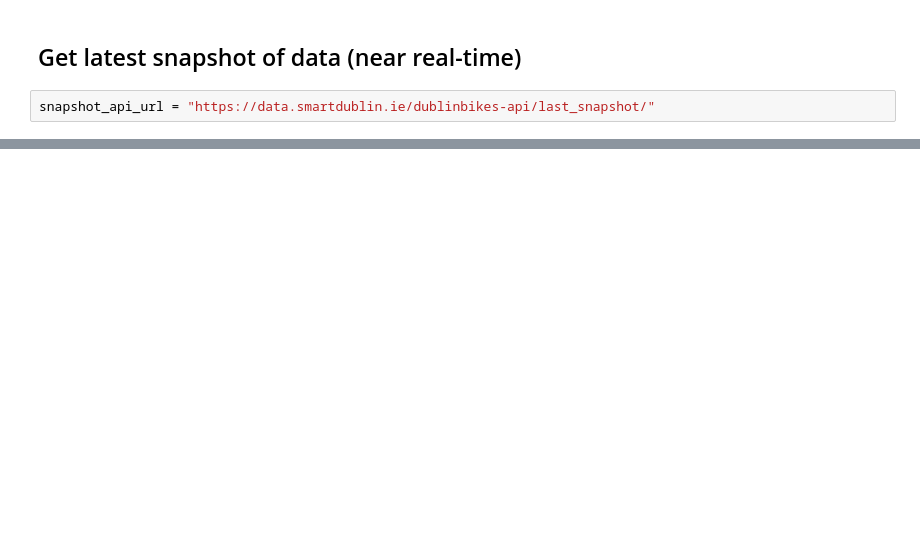
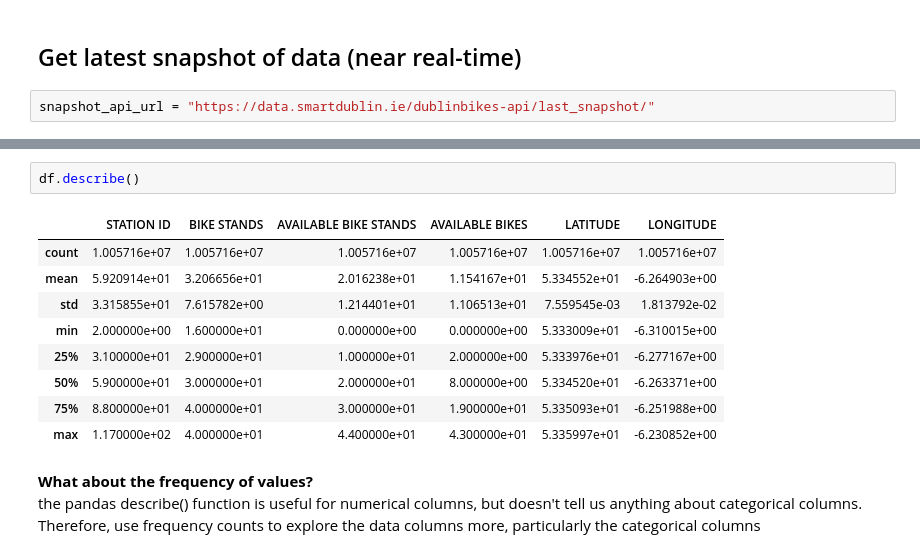
Before and after one commit to women-in-ai-ireland/Feb-2022-WaiPRACTICE-DubinBikesAnalysis, a Jupyter notebook: RMB_Initial_exploration.ipynb, the cells around one changed output, grey strips where cells are left out. Drawn from its saved outputs; the diff is of its cells as text; blank space fills up the shorter version.

```diff
--- a/RMB_Initial_exploration.ipynb
+++ b/RMB_Initial_exploration.ipynb
@@ -84,0 +85,15 @@ historic_df.head()
+# %%
+df.describe()
+# %% [output]
+|  | STATION ID | BIKE STANDS | AVAILABLE BIKE STANDS | AVAILABLE BIKES | LATITUDE | LONGITUDE |
+| count | 1.005716e+07 | 1.005716e+07 | 1.005716e+07 | 1.005716e+07 | 1.005716e+07 | 1.005716e+07 |
+| mean | 5.920914e+01 | 3.206656e+01 | 2.016238e+01 | 1.154167e+01 | 5.334552e+01 | -6.264903e+00 |
+| std | 3.315855e+01 | 7.615782e+00 | 1.214401e+01 | 1.106513e+01 | 7.559545e-03 | 1.813792e-02 |
+| min | 2.000000e+00 | 1.600000e+01 | 0.000000e+00 | 0.000000e+00 | 5.333009e+01 | -6.310015e+00 |
+| 25% | 3.100000e+01 | 2.900000e+01 | 1.000000e+01 | 2.000000e+00 | 5.333976e+01 | -6.277167e+00 |
+| 50% | 5.900000e+01 | 3.000000e+01 | 2.000000e+01 | 8.000000e+00 | 5.334520e+01 | -6.263371e+00 |
+| 75% | 8.800000e+01 | 4.000000e+01 | 3.000000e+01 | 1.900000e+01 | 5.335093e+01 | -6.251988e+00 |
+| max | 1.170000e+02 | 4.000000e+01 | 4.400000e+01 | 4.300000e+01 | 5.335997e+01 | -6.230852e+00 |
+# %% [markdown]
+__What about the frequency of values?__<br>
+the pandas describe() function is useful for numerical columns, but doesn't tell us anything about categorical columns. Therefore, use frequency counts to explore the data columns more, particularly the categorical columns
```
Also changed, not shown: parts of 44 cells of this notebook, 1 other file.
